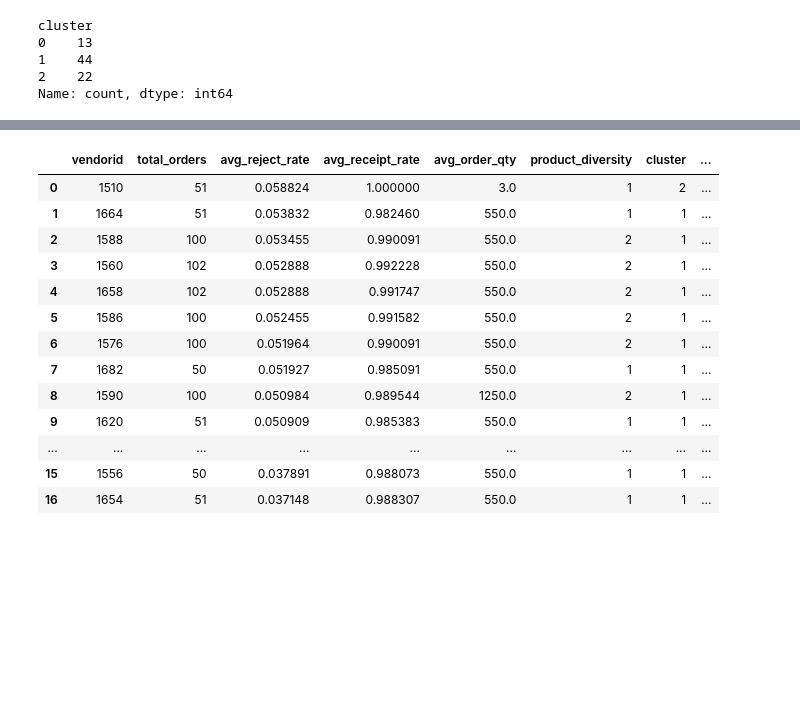
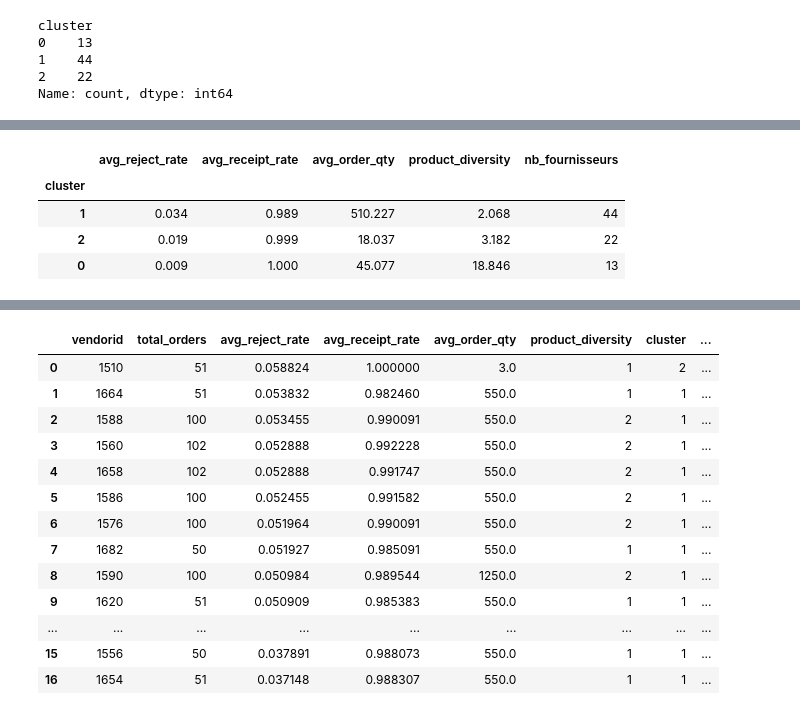
Before and after one commit to XiaoqingGdc/adventureworks-supply-chain-analysis, a Jupyter notebook: ml/clustering_fournisseur.ipynb, the cells around one changed output, grey strips where cells are left out. Saved outputs shown, nothing was run; the diff lists cells and outputs as text; code cells hidden in the pictures; blank space fills up the shorter version.

```diff
--- a/ml/clustering_fournisseur.ipynb
+++ b/ml/clustering_fournisseur.ipynb
@@ -120,0 +158,10 @@ cluster_profile
+# %%
+cluster_profile["nb_fournisseurs"] = vendor_df["cluster"].value_counts().sort_index()
+cluster_profile = cluster_profile.sort_values("nb_fournisseurs", ascending=False)
+cluster_profile
+# %% [output]
+|  | avg_reject_rate | avg_receipt_rate | avg_order_qty | product_diversity | nb_fournisseurs |
+| cluster |  |  |  |  |  |
+| 1 | 0.034 | 0.989 | 510.227 | 2.068 | 44 |
+| 2 | 0.019 | 0.999 | 18.037 | 3.182 | 22 |
+| 0 | 0.009 | 1.000 | 45.077 | 18.846 | 13 |
```
Also changed, not shown: parts of 28 cells of this notebook.
